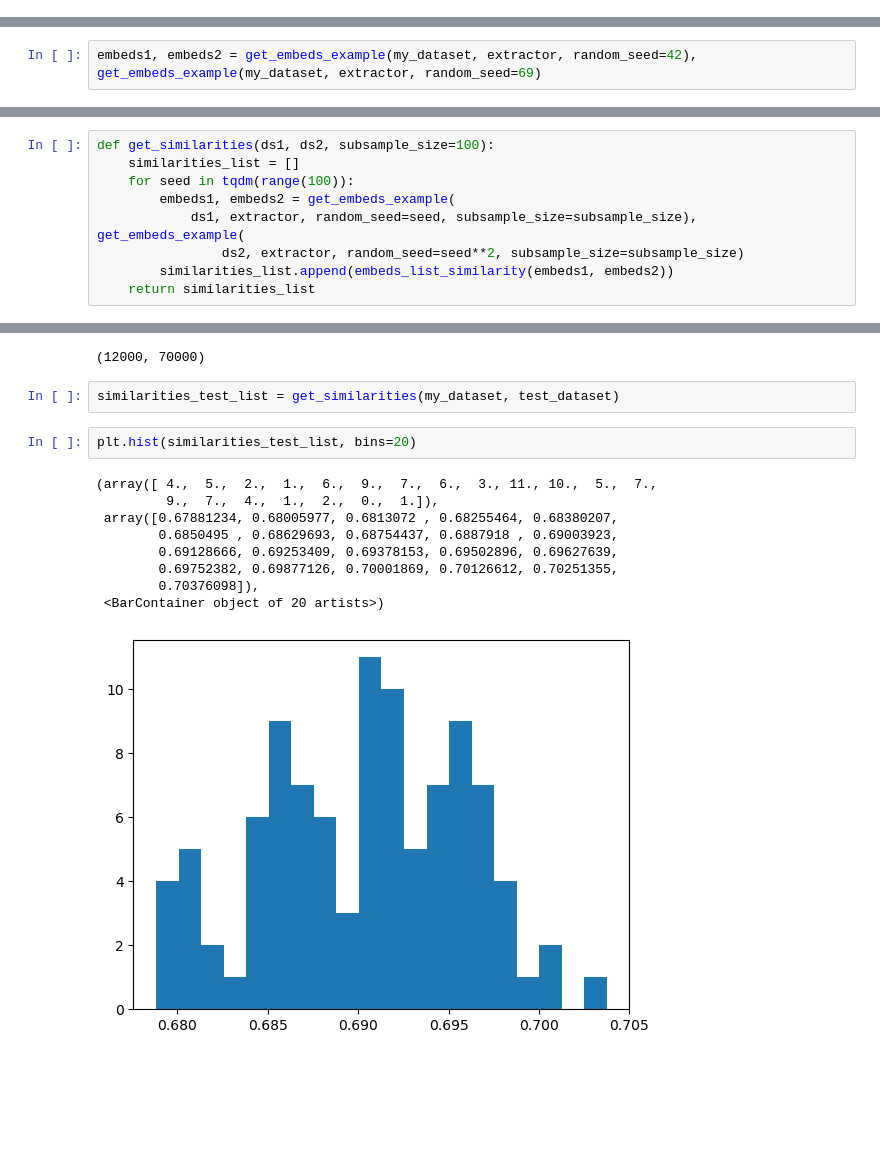
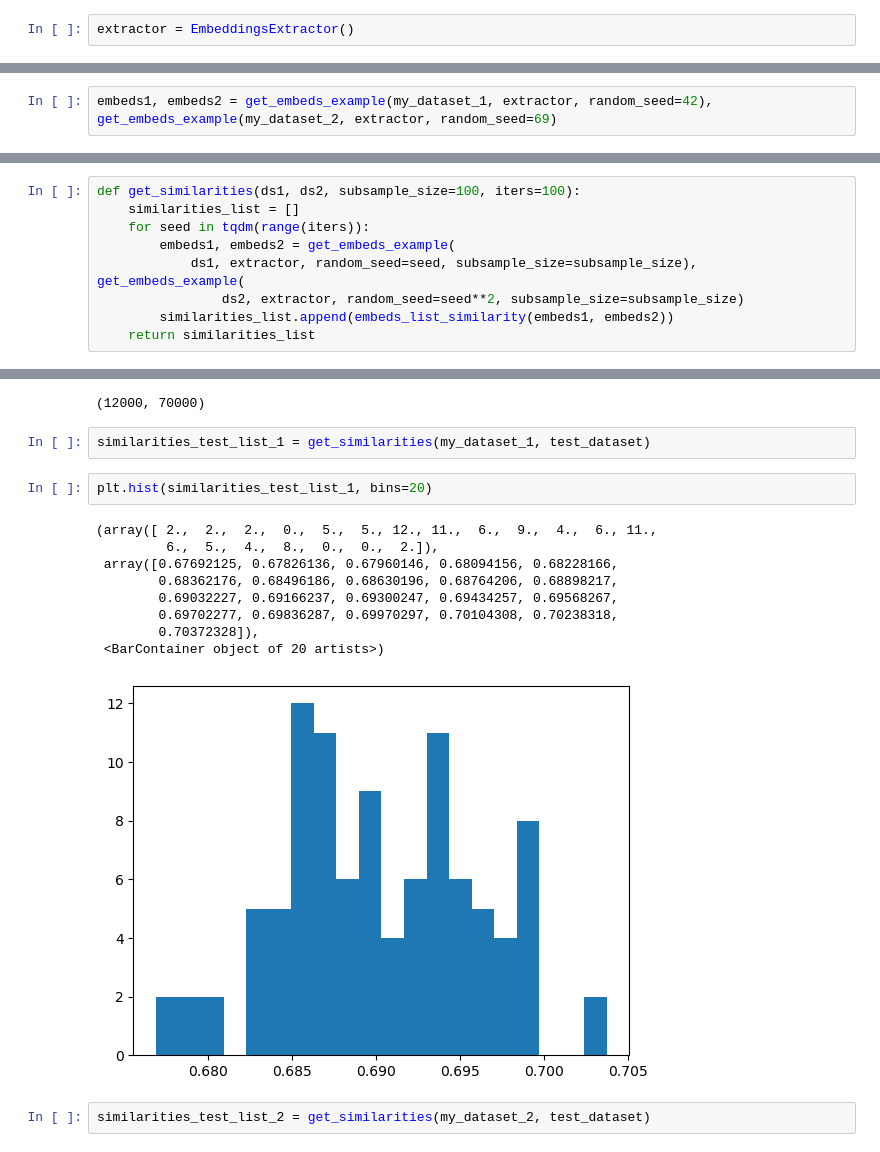
Before and after one commit to Usatoff/datasets_similarity, a Jupyter notebook: base.ipynb, the cells around one changed output, grey strips where cells are left out. Cells and saved outputs as stored; diff of their text form; blank space fills up the shorter version.

Commit message:
make different datasets

```diff
--- a/base.ipynb
+++ b/base.ipynb
@@ -107,12 +125,14 @@ def get_embeds_example(dataset, extractor, subsample_size=1_000, random_seed=42)
 
     embeds = extractor.get_embedings(subset)
     return embeds
+# %%
+extractor = EmbeddingsExtractor()
 # %%
 get_embeds_example(my_dataset, extractor, 10).shape
 # %% [output]
 torch.Size([10, 512])
 # %%
-embeds1, embeds2 = get_embeds_example(my_dataset, extractor, random_seed=42), get_embeds_example(my_dataset, extractor, random_seed=69)
+embeds1, embeds2 = get_embeds_example(my_dataset_1, extractor, random_seed=42), get_embeds_example(my_dataset_2, extractor, random_seed=69)
 # %%
 from scipy.spatial.distance import cosine
 from sklearn.metrics import mean_squared_error as mse
@@ -139,7 +159,7 @@ embeds_list_similarity(embeds1, embeds2)
 # %%
-def get_similarities(ds1, ds2, subsample_size=100):
+def get_similarities(ds1, ds2, subsample_size=100, iters=100):
     similarities_list = []
-    for seed in tqdm(range(100)):
+    for seed in tqdm(range(iters)):
         embeds1, embeds2 = get_embeds_example(
             ds1, extractor, random_seed=seed, subsample_size=subsample_size), get_embeds_example(
                 ds2, extractor, random_seed=seed**2, subsample_size=subsample_size)
@@ -165,16 +185,18 @@ len(test_dataset), len(my_dataset)
 # %% [output]
 (12000, 70000)
 # %%
-similarities_test_list = get_similarities(my_dataset, test_dataset)
+similarities_test_list_1 = get_similarities(my_dataset_1, test_dataset)
 # %%
-plt.hist(similarities_test_list, bins=20)
+plt.hist(similarities_test_list_1, bins=20)
 # %% [output]
-(array([ 4.,  5.,  2.,  1.,  6.,  9.,  7.,  6.,  3., 11., 10.,  5.,  7.,
-         9.,  7.,  4.,  1.,  2.,  0.,  1.]),
- array([0.67881234, 0.68005977, 0.6813072 , 0.68255464, 0.68380207,
-        0.6850495 , 0.68629693, 0.68754437, 0.6887918 , 0.69003923,
-        0.69128666, 0.69253409, 0.69378153, 0.69502896, 0.69627639,
-        0.69752382, 0.69877126, 0.70001869, 0.70126612, 0.70251355,
-        0.70376098]),
+(array([ 2.,  2.,  2.,  0.,  5.,  5., 12., 11.,  6.,  9.,  4.,  6., 11.,
+         6.,  5.,  4.,  8.,  0.,  0.,  2.]),
+ array([0.67692125, 0.67826136, 0.67960146, 0.68094156, 0.68228166,
+        0.68362176, 0.68496186, 0.68630196, 0.68764206, 0.68898217,
+        0.69032227, 0.69166237, 0.69300247, 0.69434257, 0.69568267,
+        0.69702277, 0.69836287, 0.69970297, 0.70104308, 0.70238318,
+        0.70372328]),
  <BarContainer object of 20 artists>)
-[figure, old version]
+[figure, new version]
+# %%
+similarities_test_list_2 = get_similarities(my_dataset_2, test_dataset)
```
Also changed, not shown: parts of 10 cells of this notebook.
